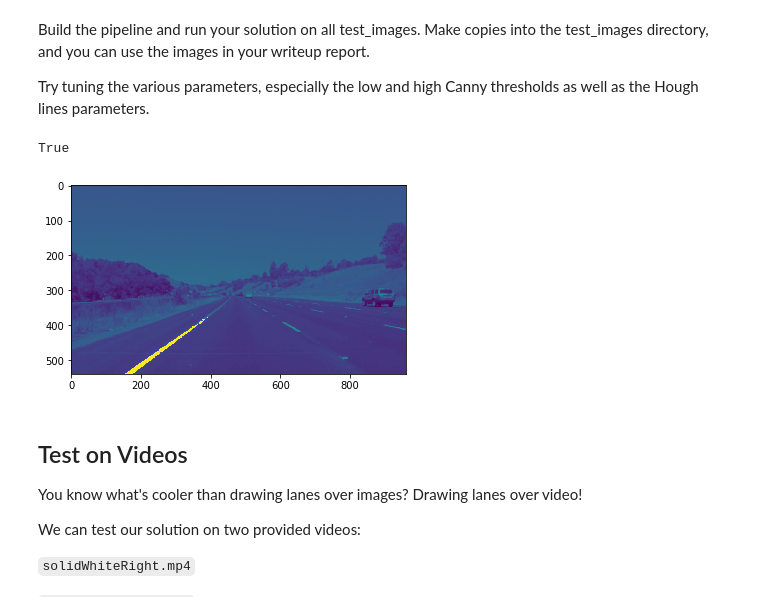
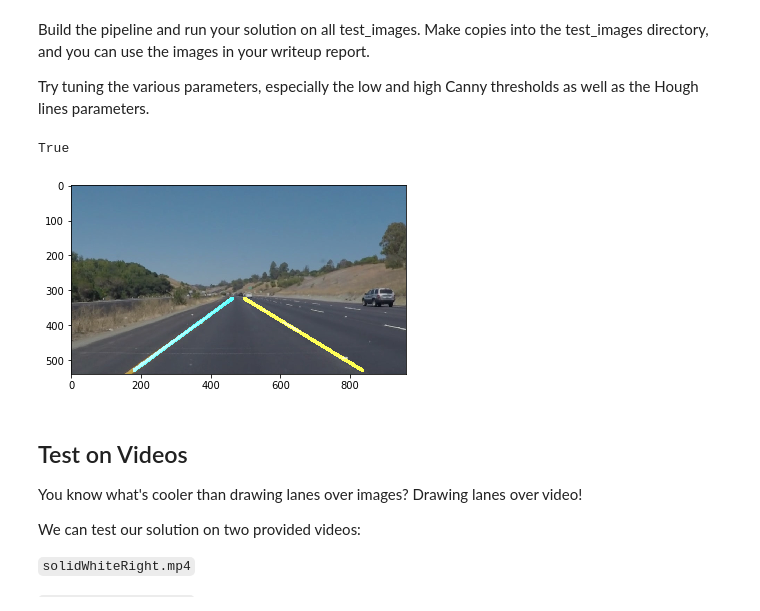
Before and after one commit to drzeinner/CarND-LaneLines-P1, a Jupyter notebook: P1.ipynb, the cells around one changed output. Saved outputs shown, nothing was run; the diff lists cells and outputs as text; code cells hidden in the pictures.

Commit message:
updated the color masking value to fit the challenge video better

```diff
--- a/P1.ipynb
+++ b/P1.ipynb
@@ -445,7 +448,7 @@ img_height = image.shape[0]
 
 # === Color Masking ==========================================
 
-white_range = np.array([[0, 0, 130], [255, 255, 255]])
+white_range = np.array([[0, 0, 0], [255, 255, 255]])
 yellow_range = np.array([[20, 100, 100], [35, 255, 255]])
 
 # === Gaussian Blur ==========================================
@@ -477,36 +480,36 @@ hough_threshold = 10
 minimum_line_length = 20
 maximum_line_gap = 10
 
 # === Lane Detection Pipeline ================================
 
 # Create yellow & white color masks
-color_masked = colorMask(image, white_range, yellow_range, bPlot=True)
+color_masked = colorMask(image, white_range, yellow_range, bPlot=False)
 
 # Apply a Gaussian Blur to reduce noise in Canny Edge Detection
 blurred = gaussianblurW(color_masked, kernel_size)
 
 # Apply Canny Edge Edge on the blurred image
 gradient = cannyW(blurred, low_threshold, high_threshold, bPlot = False)
 
 # Mask out the region of interest
 masked_region = maskRegionW(gradient, mask_verts, bPlot = False)
 
 # Run the Hough Transform on the masked image to detect lines in the image
 lines = houghTransformW(masked_region, rho, theta, hough_threshold, minimum_line_length, maximum_line_gap, bPlot = False)
 
 # Render the lines on top of the original image
-final_img = combineImagesW(lines, image, β=1.0, bPlot=False)
+final_img = combineImagesW(lines, image, β=1.0, bPlot=True)
 
 # Render the masked region boundary
 #     cv2.polylines(final_img, vertices, 1, (0,255,0), thickness=3)
 
 # save the resulting image in the test_images directory
 img_out = cv2.cvtColor(final_img, cv2.COLOR_BGR2RGB)
 # cv2.imwrite('test_images/result_' + str(i+1) + '.jpg' ,img_out)
 cv2.imwrite('test_images/result_test.jpg' ,img_out)
 # %% [output]
 True
-[figure, old version]
+[figure, new version]
 # %% [markdown]
 ## Test on Videos
 
```
Also changed, not shown: parts of 6 cells of this notebook, 4 other files.
